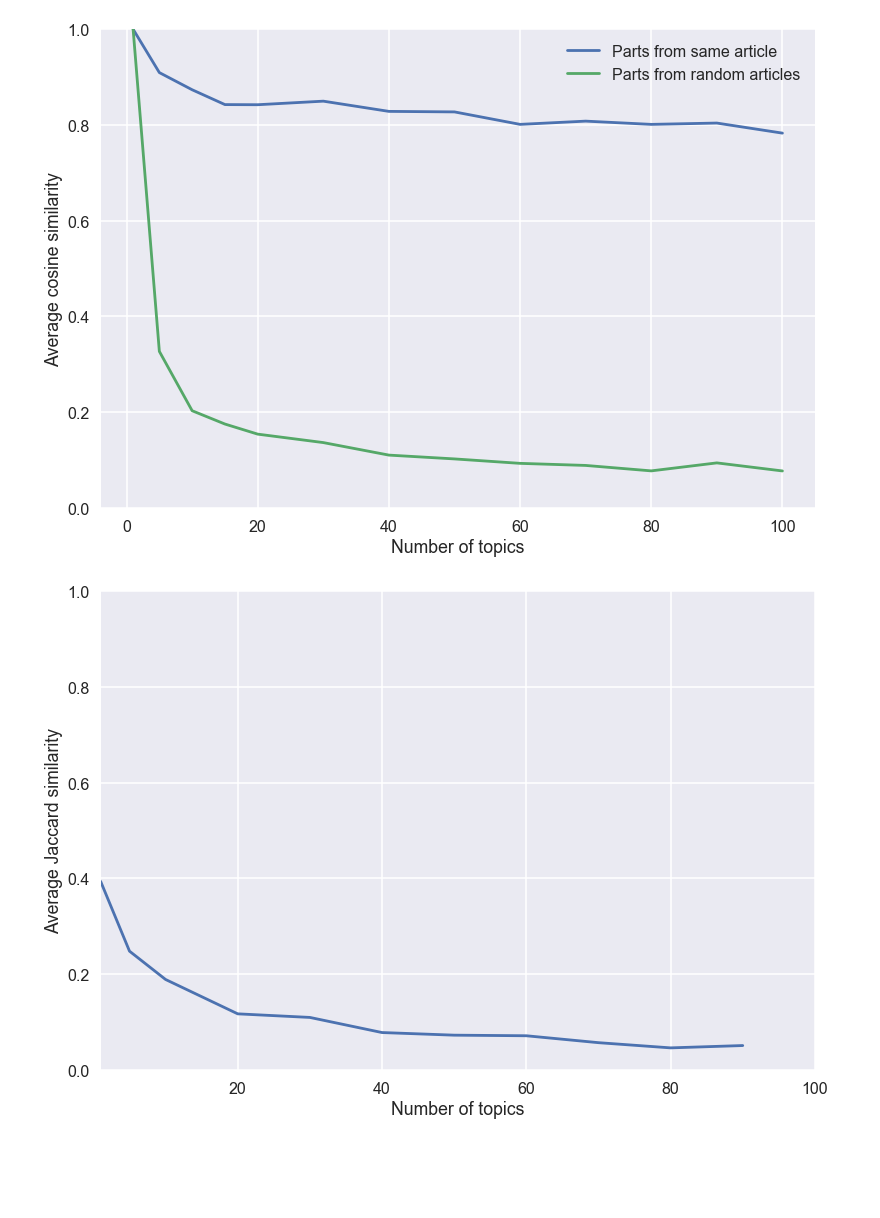
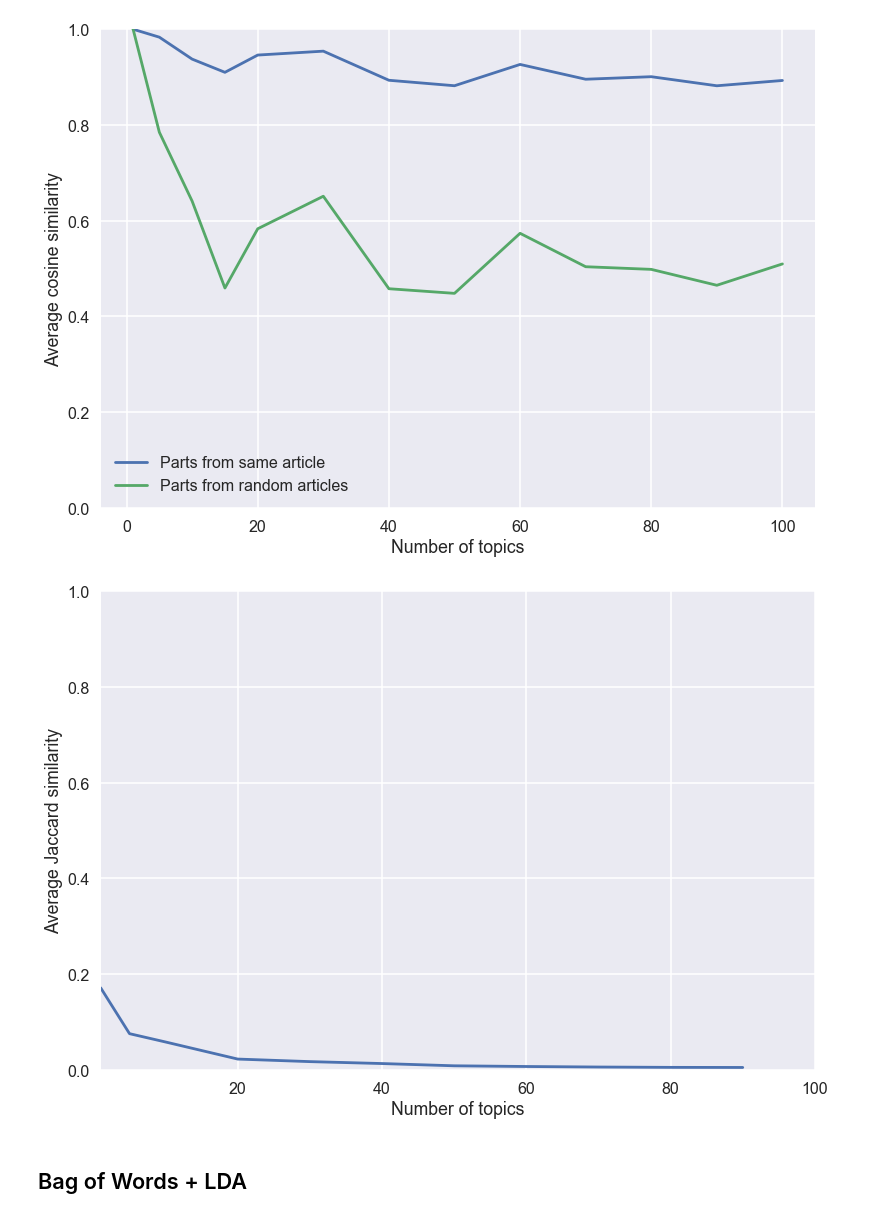
Before and after one commit to huangy22/NewsRecommender, a Jupyter notebook: 3_topics_extraction_with_lda.ipynb, the cells around one changed output. Drawn from its saved outputs; the diff is of its cells as text; code cells hidden in the pictures; blank space fills up the shorter version.

```diff
--- a/3_topics_extraction_with_lda.ipynb
+++ b/3_topics_extraction_with_lda.ipynb
@@ -72,0 +73,2 @@ pickle.dump([train_set,test_set,train_texts,test_texts],open('pub_articles_train
+# %%
+train_Set, test_set, train_texts, test_texts = pickle.load(open('./data/pub_articles_train_test_sets.pkl','rb'))
@@ -75,9 +79,11 @@ topicnums = [1,5,10,15,20,30,40,50,60,70,80,90,100]
 
 dictionary = corpora.Dictionary(train_texts)
 corpus = [dictionary.doc2bow(text) for text in train_texts]
+tfidf = models.TfidfModel(corpus)
+corpus_tfidf = tfidf[corpus]
 
-ldamodels_bow = {}
+ldamodels_tfidf = {}
 for i in topicnums:
     random.seed(42)
-    %time ldamodels_bow[i] = models.ldamodel.LdaModel(corpus,num_topics=i,id2word=dictionary)
-    ldamodels_bow[i].save('ldamodels_bow_'+str(i)+'.lda')
+    %time ldamodels_tfidf[i] = models.ldamodel.LdaModel(corpus_tfidf,num_topics=i,id2word=dictionary)
+    ldamodels_tfidf[i].save('./data/ldamodels_tfidf_'+str(i)+'.lda')
@@ -84,10 +108,10 @@ for i in topicnums:
 # %%
 # http://radimrehurek.com/topic_modeling_tutorial/2%20-%20Topic%20Modeling.html
-def intra_inter(lda_model, dictionary, test_docs, num_pairs=10000):
+def intra_inter_tfidf(lda_model, dictionary, test_docs, num_pairs=10000):
 
     # Split each test document into two halves and compute topics for each half
-    part1 = [lda_model[dictionary.doc2bow(tokens[:int(len(tokens)/2)])] for tokens in test_docs]
-    part2 = [lda_model[dictionary.doc2bow(tokens[int(len(tokens)/2):])] for tokens in test_docs]
+    part1 = [lda_model[tfidf[dictionary.doc2bow(tokens[:int(len(tokens)/2)])]] for tokens in test_docs]
+    part2 = [lda_model[tfidf[dictionary.doc2bow(tokens[int(len(tokens)/2):])]] for tokens in test_docs]
 
     # Compute topic distribution similarities using cosine similarity
 
@@ -101,32 +125,33 @@ def intra_inter(lda_model, dictionary, test_docs, num_pairs=10000):
 
     return corresp_parts, random_parts
 # %%
+topicnums = [1,5,10,15,20,30,40,50,60,70,80,90,100]
 ldamodels_eval = {}
 for i in topicnums:
-    lda_model = models.ldamodel.LdaModel.load('ldamodels_bow_'+str(i)+'.lda')
-    ldamodels_eval[i] = intra_inter(lda_model, dictionary, test_texts)
+    lda_model = models.ldamodel.LdaModel.load('./data/ldamodels_tfidf_'+str(i)+'.lda')
+    ldamodels_eval[i] = intra_inter_tfidf(lda_model, dictionary, test_texts)
 
-pickle.dump(ldamodels_eval,open('pub_ldamodels_eval.pkl','wb'))
+pickle.dump(ldamodels_eval,open('./data/pub_ldamodels_tfidf_eval.pkl','wb'))
 # %%
 topicnums = [1,5,10,15,20,30,40,50,60,70,80,90,100]
 
-ldamodels_eval = pickle.load(open('pub_ldamodels_eval.pkl','rb'))
+ldamodels_eval = pickle.load(open('./data/pub_ldamodels_tfidf_eval.pkl','rb'))
 corresp_parts = [ldamodels_eval[i][0] for i in topicnums]
 random_parts = [ldamodels_eval[i][1] for i in topicnums]
 sns.set_context("poster")
 with sns.axes_style("darkgrid"):
     x = topicnums
     y1 = corresp_parts
     y2 = random_parts
     plt.plot(x,y1,label='Parts from same article')
     plt.plot(x,y2,label='Parts from random articles')
     plt.ylim([0.0,1.0])
     plt.xlabel('Number of topics')
     plt.ylabel('Average cosine similarity')
     plt.legend()
     plt.show()
 # %% [output]
-[figure, old version]
+[figure, new version]
 # %%
 topicnums = [1,5,10,15,20,30,40,50,60,70,80,90,100]
 
@@ -157,7 +182,7 @@ pickle.dump(lda_stability,open('pub_lda_stability.pkl','wb'))
 # %%
 topicnums = [1,5,10,20,30,40,50,60,70,80,90,100]
 
-lda_stability = pickle.load(open('pub_lda_stability.pkl','rb'))
+lda_stability = pickle.load(open('./data/pub_lda_tfidf_stability.pkl','rb'))
 mean_stability = [np.array(lda_stability[i]).mean() for i in topicnums[:-1]]
 
 with sns.axes_style("darkgrid"):
@@ -171,4 +196,6 @@ with sns.axes_style("darkgrid"):
     #plt.legend()
     plt.show()
 # %% [output]
-[figure, old version]
+[figure, new version]
+# %% [markdown]
+## Bag of Words + LDA
```
Also changed, not shown: parts of 25 cells of this notebook, 3 other files.
